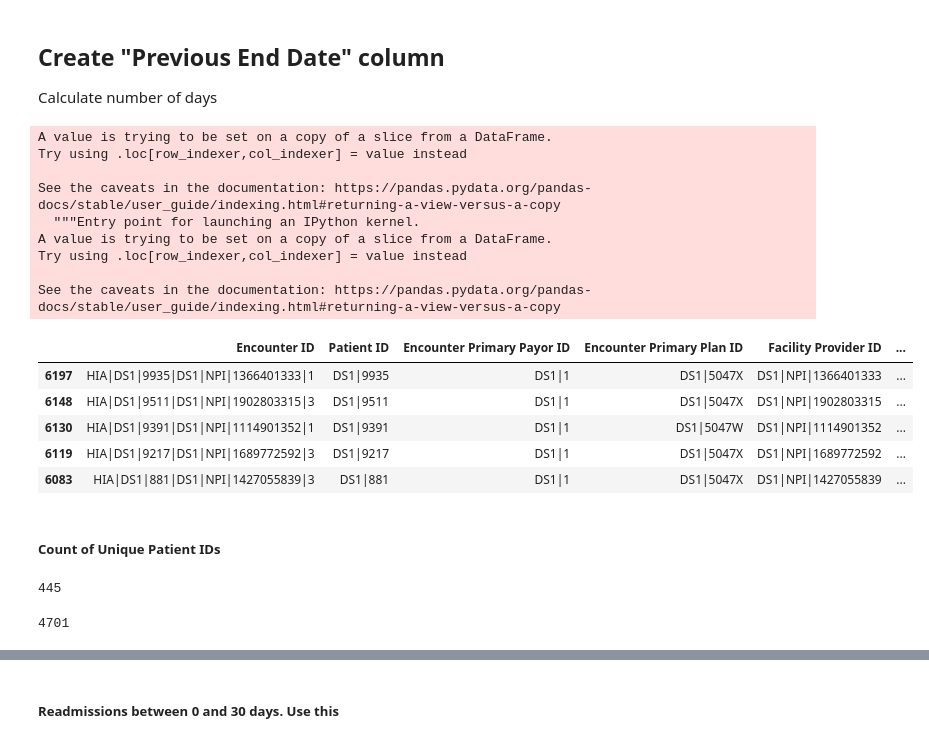
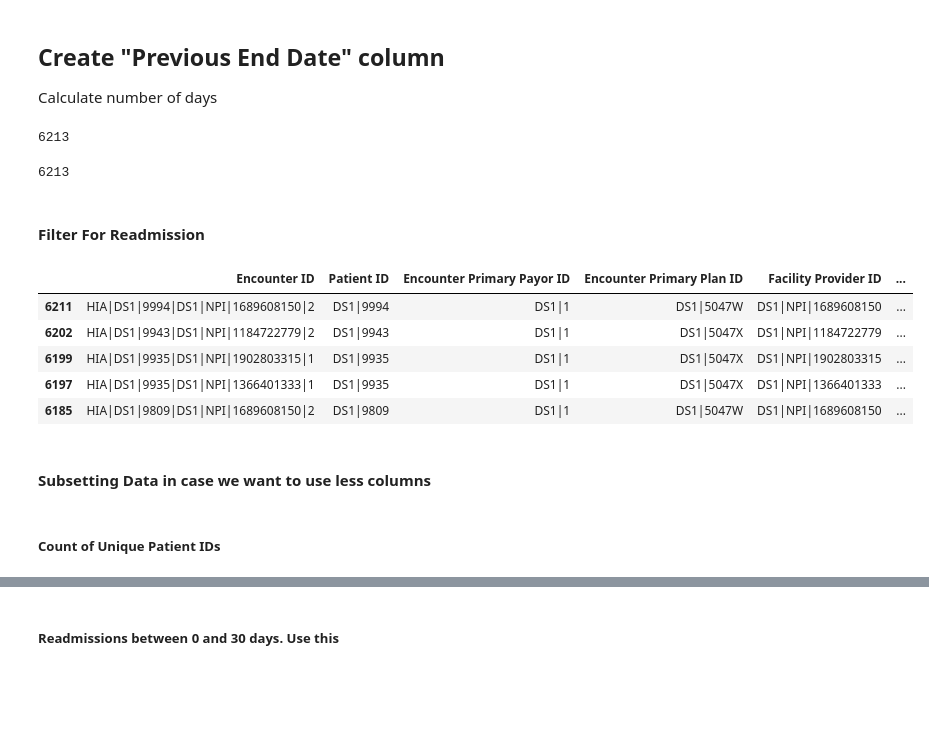
Before and after one commit to tipearso/hospital-readmissions, a Jupyter notebook: Jupyter Notebooks/Boo-Boo Exploratory.ipynb, the cells around one changed output, grey strips where cells are left out. Cells and saved outputs as stored; diff of their text form; code cells hidden in the pictures; blank space fills up the shorter version.

```diff
--- a/Jupyter Notebooks/Boo-Boo Exploratory.ipynb
+++ b/Jupyter Notebooks/Boo-Boo Exploratory.ipynb
@@ -36,30 +46,36 @@ ip_admin = ip_admin.sort_values(['Patient ID','Encounter Start Date', 'Encounter
 # %% [markdown]
 ## Create "Previous End Date" column
 Calculate number of days
+# %%
+ip_admin['Previous End Date'] = (ip_admin.groupby('Patient ID')['Encounter End Date'].shift(1))
+ip_admin['Days Since Last Visit'] = ip_admin['Encounter Start Date'] - ip_admin['Previous End Date']
+
+admin_ct = len(ip_admin)
+admin_ct
+# %% [output]
+6213
+# %%
+ip_admin['Patient ID'].count()
+# %% [output]
+6213
+# %% [markdown]
+#### Filter For Readmission
 # %%
-ip_admin['Previous End Date'] = (ip_admin.groupby('Patient ID')['Encounter End Date'].shift(1))
-ip_admin['Days Since Last Visit'] = ip_admin['Encounter Start Date'] - ip_admin['Previous End Date']
-ip_admin = ip_admin[ip_admin['Days Since Last Visit'].notnull()]
-ip_admin_30 = ip_admin[ip_admin['Days Since Last Visit'] <= '30 days']
-ip_admin_under_30 = ip_admin[ip_admin1['Days Since Last Visit'] < '30 days']
-ip_between = ip_admin[ip_admin['Days Since Last Visit'].between('0 days', '30 days', inclusive=True)]
+first = ip_admin
+first = first[first['Days Since Last Visit'].notnull()]
+# ip_admin_30 = first[first['Days Since Last Visit'] <= '30 days']
+# ip_admin_under_30 = first[first['Days Since Last Visit'] < '30 days']
+ip_between = first[first['Days Since Last Visit'].between('0 days', '30 days', inclusive=True)]
 ip_between.head()
 # %% [output]
-A value is trying to be set on a copy of a slice from a DataFrame.
-Try using .loc[row_indexer,col_indexer] = value instead
-
-See the caveats in the documentation: https://pandas.pydata.org/pandas-docs/stable/user_guide/indexing.html#returning-a-view-versus-a-copy
-  """Entry point for launching an IPython kernel.
-A value is trying to be set on a copy of a slice from a DataFrame.
-Try using .loc[row_indexer,col_indexer] = value instead
-
-See the caveats in the documentation: https://pandas.pydata.org/pandas-docs/stable/user_guide/indexing.html#returning-a-view-versus-a-copy
 |  | Encounter ID | Patient ID | Encounter Primary Payor ID | Encounter Primary Plan ID | Facility Provider ID | ... |
+| 6211 | HIA|DS1|9994|DS1|NPI|1689608150|2 | DS1|9994 | DS1|1 | DS1|5047W | DS1|NPI|1689608150 | ... |
+| 6202 | HIA|DS1|9943|DS1|NPI|1184722779|2 | DS1|9943 | DS1|1 | DS1|5047X | DS1|NPI|1184722779 | ... |
+| 6199 | HIA|DS1|9935|DS1|NPI|1902803315|1 | DS1|9935 | DS1|1 | DS1|5047X | DS1|NPI|1902803315 | ... |
 | 6197 | HIA|DS1|9935|DS1|NPI|1366401333|1 | DS1|9935 | DS1|1 | DS1|5047X | DS1|NPI|1366401333 | ... |
-| 6148 | HIA|DS1|9511|DS1|NPI|1902803315|3 | DS1|9511 | DS1|1 | DS1|5047X | DS1|NPI|1902803315 | ... |
-| 6130 | HIA|DS1|9391|DS1|NPI|1114901352|1 | DS1|9391 | DS1|1 | DS1|5047W | DS1|NPI|1114901352 | ... |
-| 6119 | HIA|DS1|9217|DS1|NPI|1689772592|3 | DS1|9217 | DS1|1 | DS1|5047X | DS1|NPI|1689772592 | ... |
-| 6083 | HIA|DS1|881|DS1|NPI|1427055839|3 | DS1|881 | DS1|1 | DS1|5047X | DS1|NPI|1427055839 | ... |
+| 6185 | HIA|DS1|9809|DS1|NPI|1689608150|2 | DS1|9809 | DS1|1 | DS1|5047W | DS1|NPI|1689608150 | ... |
+# %% [markdown]
+#### Subsetting Data in case we want to use less columns
 # %%
 ip_between1 = ip_between
 ip_between1 = ip_between[['Patient ID', 'Encounter Start Date', 'Encounter End Date', 'Previous End Date', 'Days Since Last Visit']]
@@ -68,13 +84,9 @@ ip_between1 = ip_between[['Patient ID', 'Encounter Start Date', 'Encounter End D
 ##### Count of Unique Patient IDs
 # %%
 #numerator
-ip_between['Patient ID'].nunique()
+# ip_between['Patient ID'].nunique()
-# %% [output]
-445
 # %%
 #denomenator
-ip_admin['Patient ID'].nunique()
+# ip_admin['Patient ID'].nunique()
-# %% [output]
-4701
 # %%
 #count of unique patient ids
```
Also changed, not shown: parts of 27 cells of this notebook.
